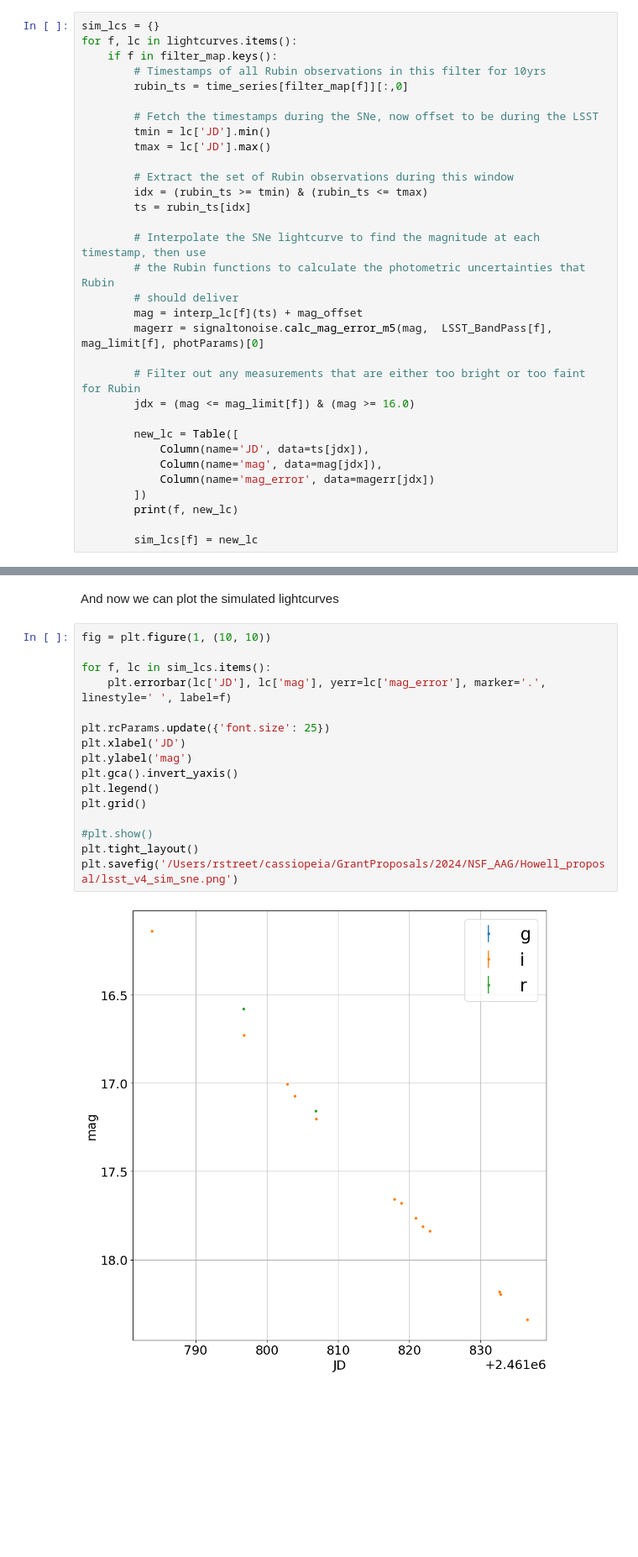
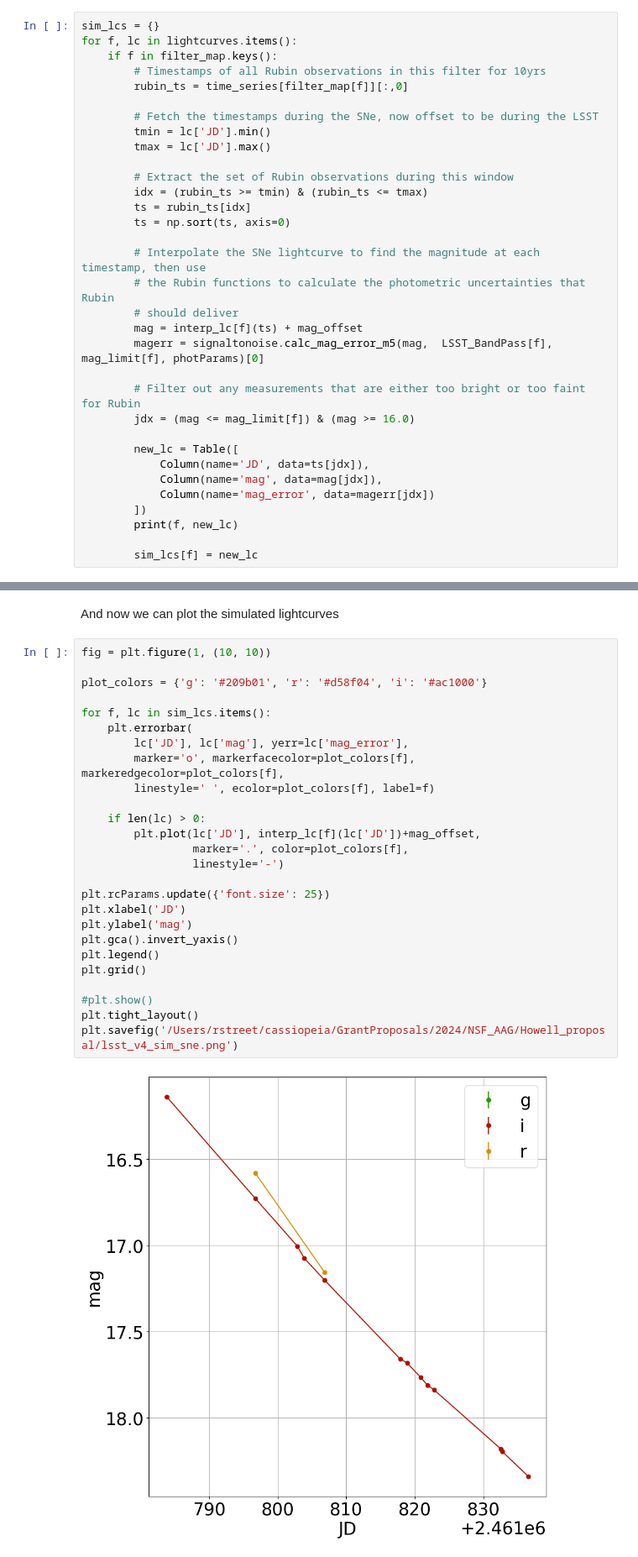
Before and after one commit to rachel3834/bitbucket, a Jupyter notebook: simulated_rubin_sne_lightcurve.ipynb, the cells around one changed output, grey strips where cells are left out. Shown at 84% size. Cells and saved outputs as stored; diff of their text form; blank space fills up the shorter version.

Commit message:
Added interp lines and pointsize increase

```diff
--- a/simulated_rubin_sne_lightcurve.ipynb
+++ b/simulated_rubin_sne_lightcurve.ipynb
@@ -250,6 +250,7 @@ for f, lc in lightcurves.items():
         # Extract the set of Rubin observations during this window
         idx = (rubin_ts >= tmin) & (rubin_ts <= tmax)
         ts = rubin_ts[idx]
+        ts = np.sort(ts, axis=0)
 
         # Interpolate the SNe lightcurve to find the magnitude at each timestamp, then use
         # the Rubin functions to calculate the photometric uncertainties that Rubin
@@ -291,18 +292,28 @@ And now we can plot the simulated lightcurves
 # %%
 fig = plt.figure(1, (10, 10))
 
+plot_colors = {'g': '#209b01', 'r': '#d58f04', 'i': '#ac1000'}
+
 for f, lc in sim_lcs.items():
-    plt.errorbar(lc['JD'], lc['mag'], yerr=lc['mag_error'], marker='.', linestyle=' ', label=f)
+    plt.errorbar(
+        lc['JD'], lc['mag'], yerr=lc['mag_error'],
+        marker='o', markerfacecolor=plot_colors[f], markeredgecolor=plot_colors[f],
+        linestyle=' ', ecolor=plot_colors[f], label=f)
+
+    if len(lc) > 0:
+        plt.plot(lc['JD'], interp_lc[f](lc['JD'])+mag_offset,
+                 marker='.', color=plot_colors[f],
+                 linestyle='-')
 
 plt.rcParams.update({'font.size': 25})
 plt.xlabel('JD')
 plt.ylabel('mag')
 plt.gca().invert_yaxis()
 plt.legend()
 plt.grid()
 
 #plt.show()
 plt.tight_layout()
 plt.savefig('/Users/rstreet/cassiopeia/GrantProposals/2024/NSF_AAG/Howell_proposal/lsst_v4_sim_sne.png')
 # %% [output]
-[figure, old version]
+[figure, new version]
```
Also changed, not shown: parts of 1 cell of this notebook.
